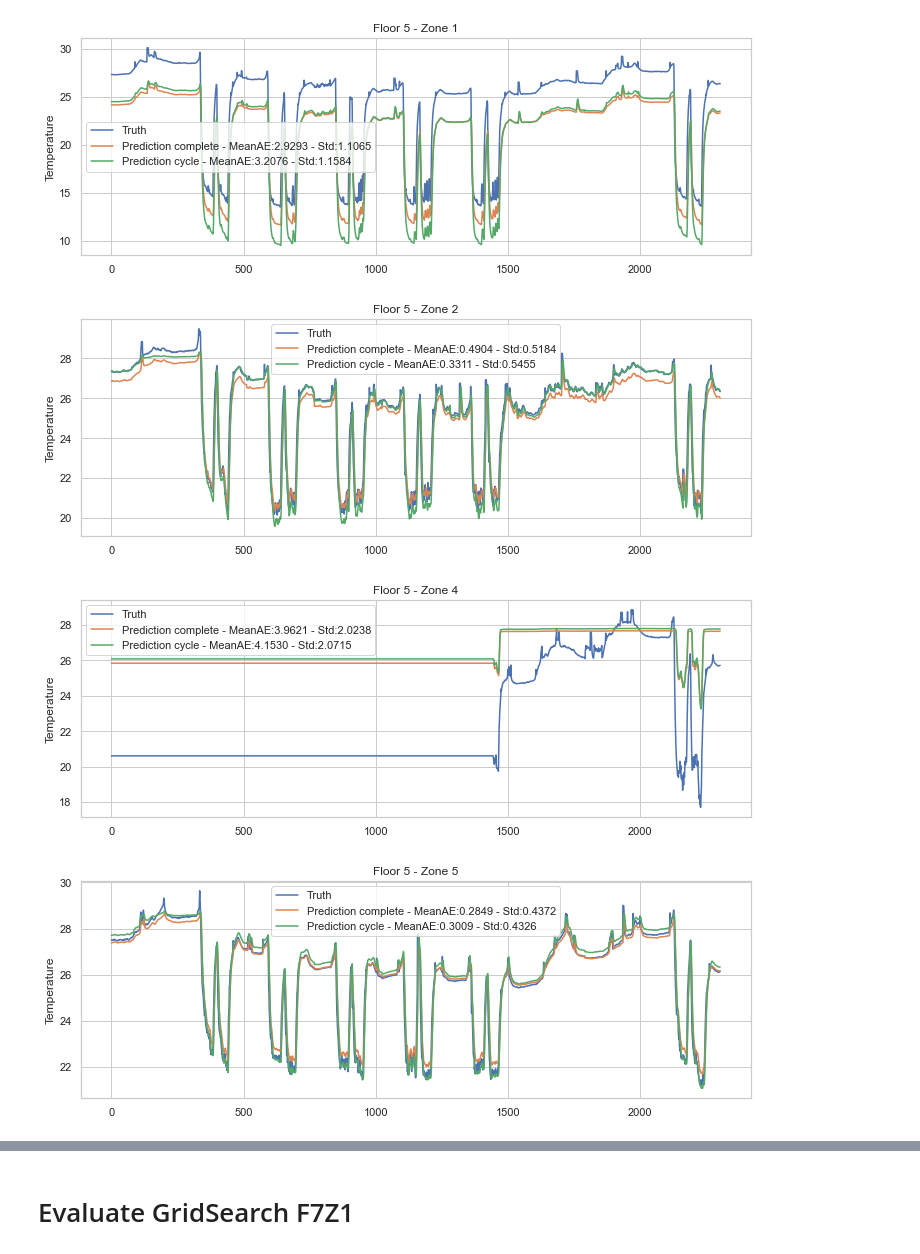
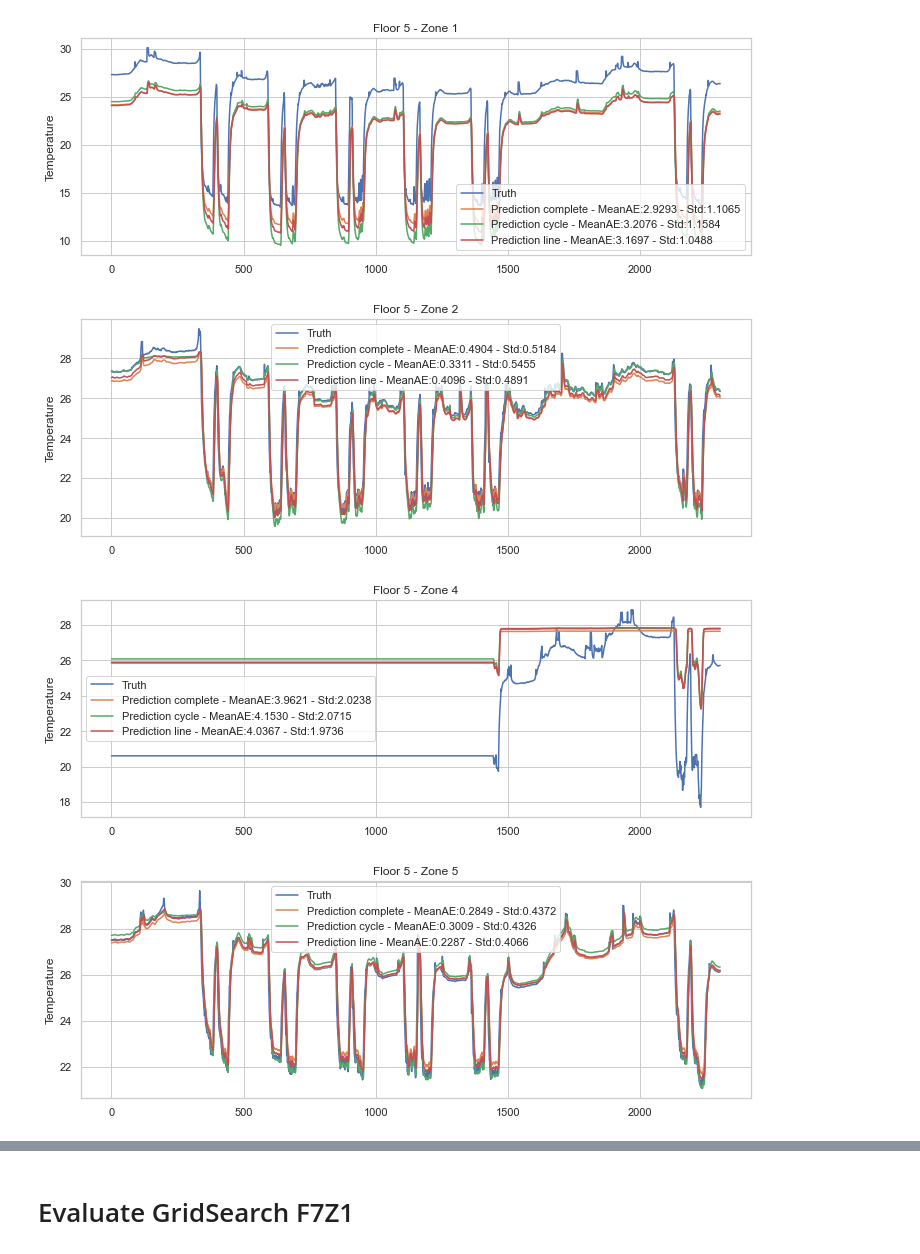
Before and after one commit to AnganMitra/decentralearn, a Jupyter notebook: DMFW/src/GeneratePlot.ipynb, the cells around one changed output, grey strips where cells are left out. Saved outputs shown, nothing was run; the diff lists cells and outputs as text; code cells hidden in the pictures.

```diff
--- a/DMFW/src/GeneratePlot.ipynb
+++ b/DMFW/src/GeneratePlot.ipynb
@@ -338,7 +338,7 @@ global_path = "/Users/Slaton/Documents/DMFW/BangkokDataAnalysis/gitdecenlearn/An
 accro_path= "567Zone/alpha095-cut20april-hid64-64/"
 for floor in [4,5,6,7]:
     for zone in [1,2,4,5]:
-        try: plot_compare_prediction(global_path,accro_path, floor, zone, ["complete","cycle"], 0,8*nb_timestep)
+        try: plot_compare_prediction(global_path,accro_path, floor, zone, ["complete","cycle","line"], 0,8*nb_timestep)
         except Exception:
             traceback.print_exc()
             pass
@@ -361,6 +361,6 @@ Traceback (most recent call last):
     path_csv = os.path.join(path_graph, zone_pred[0])
 IndexError: list index out of range
-[figure, old version]
+[figure, new version]
-[figure, old version]
+[figure, new version]
-[figure, old version]
+[figure, new version]
-[figure, old version]
+[figure, new version]
```
Also changed, not shown: parts of 8 cells of this notebook, 8 other files.
